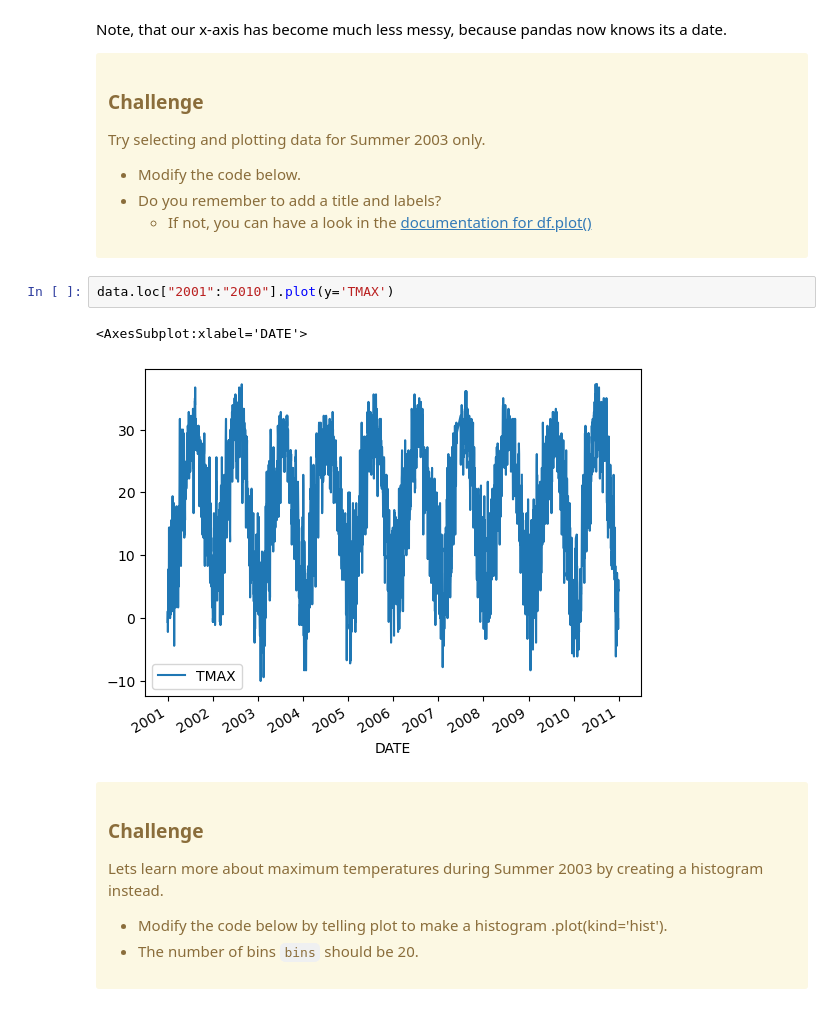
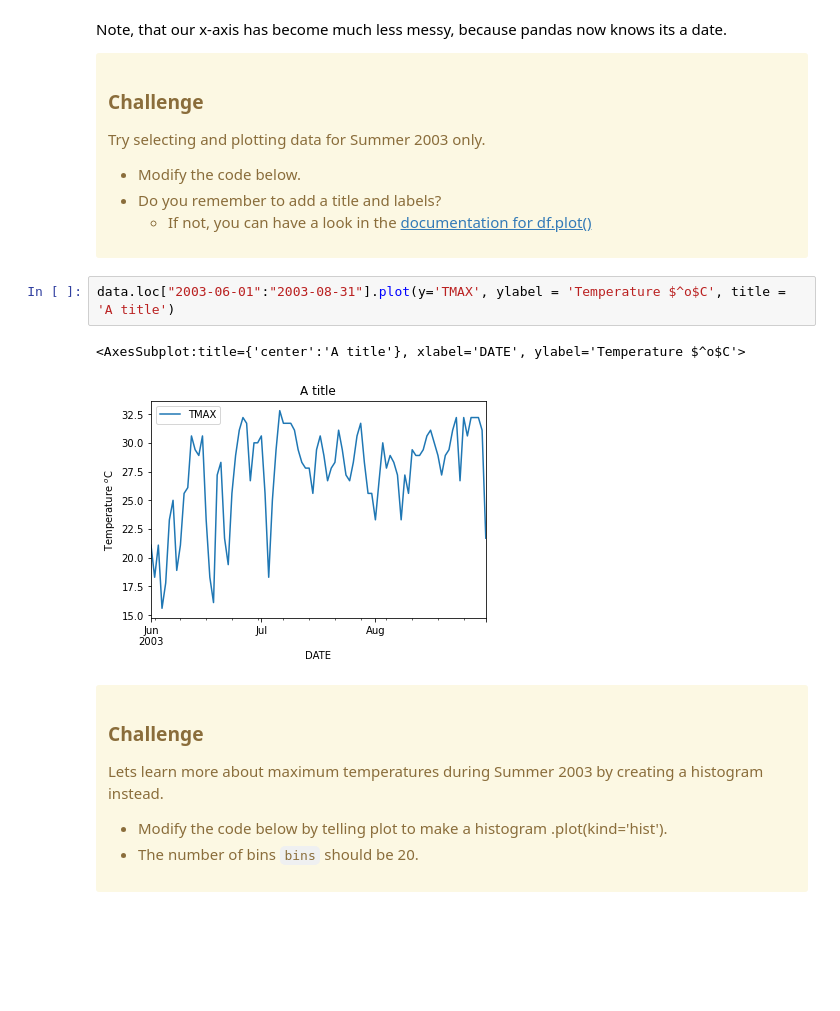
Before and after one commit to reggiewilcox/ISAT420_Code, a Jupyter notebook: W3_1_WeatherDataTimeSeries/code/exploratoryAnalysis.ipynb, the cells around one changed output. Cells and saved outputs as stored; diff of their text form; blank space fills up the shorter version.

```diff
--- a/W3_1_WeatherDataTimeSeries/code/exploratoryAnalysis.ipynb
+++ b/W3_1_WeatherDataTimeSeries/code/exploratoryAnalysis.ipynb
@@ -195,11 +195,11 @@ Try selecting and plotting data for Summer 2003 only.
 - Do you remember to add a title and labels?
   - If not, you can have a look in the [documentation for df.plot()](https://pandas.pydata.org/pandas-docs/stable/reference/api/pandas.DataFrame.plot.html)
 </div>
-# %%
-data.loc["2001":"2010"].plot(y='TMAX')
-# %% [output]
-<AxesSubplot:xlabel='DATE'>
-[figure, removed]
+# %%
+data.loc["2003-06-01":"2003-08-31"].plot(y='TMAX', ylabel = 'Temperature $^o$C', title = 'A title')
+# %% [output]
+<AxesSubplot:title={'center':'A title'}, xlabel='DATE', ylabel='Temperature $^o$C'>
+[figure, added]
 # %% [markdown]
 <div class="alert alert-warning" role="warning">
 <h3 class="alert-heading">Challenge</h3>
```
Also changed, not shown: parts of 2 cells of this notebook.
